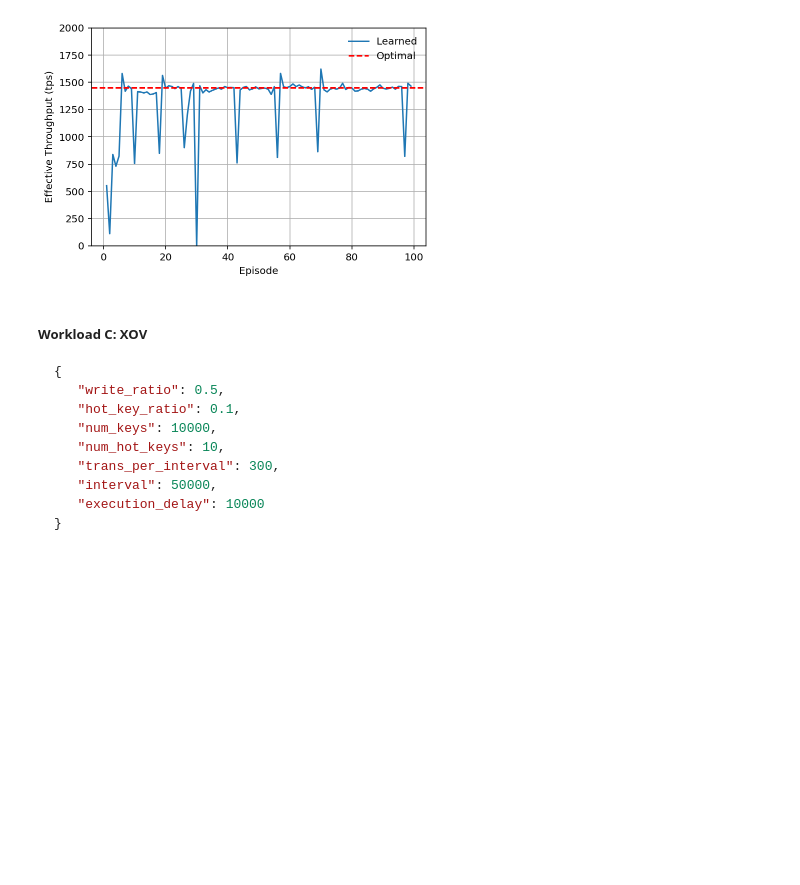
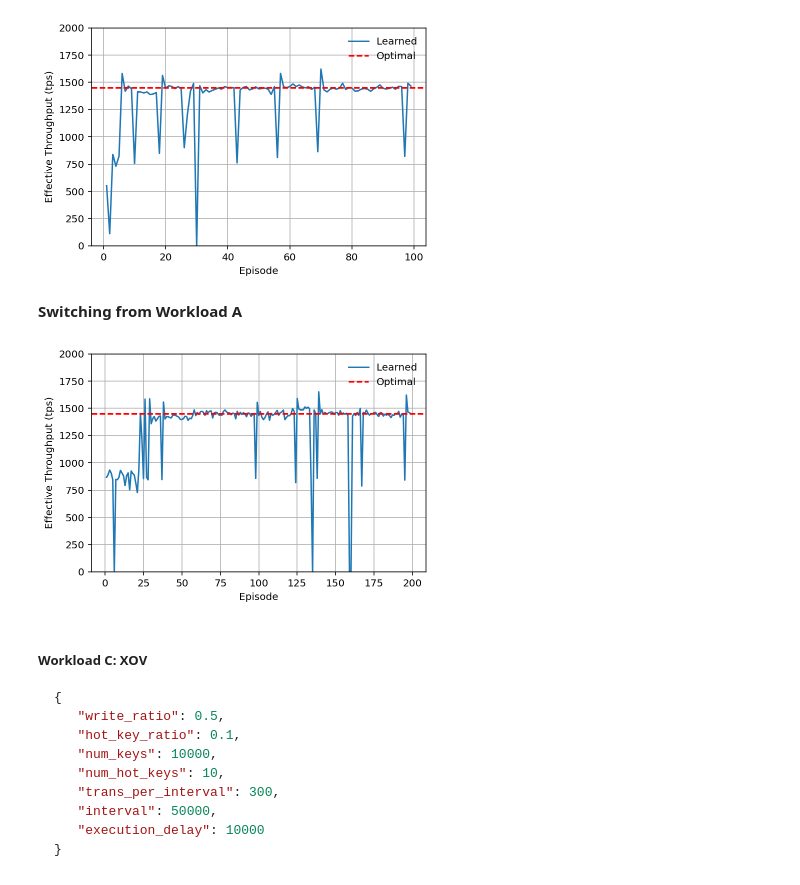
Before and after one commit to chenyuanwu/AdaChain, a Jupyter notebook: src/learning/evaluation.ipynb, the cells around one changed output. Saved outputs shown, nothing was run; the diff lists cells and outputs as text; code cells hidden in the pictures; blank space fills up the shorter version.

````diff
--- a/src/learning/evaluation.ipynb
+++ b/src/learning/evaluation.ipynb
@@ -55,6 +57,12 @@ exp1_plot_throughput('ts_single_xov_reorder.csv', 2000, 1500)
 exp1_plot_throughput('ts_single_oxii.csv', 2000, 1450)
 # %% [output]
 [figure]
+# %% [markdown]
+**Switching from Workload A**
+# %%
+exp1_plot_throughput('ts_seed_oxii.csv', 2000, 1450)
+# %% [output]
+[figure, added]
 # %% [markdown]
 ##### Workload C: XOV
 ```json
````
Also changed, not shown: parts of 9 cells of this notebook, 5 other files.
